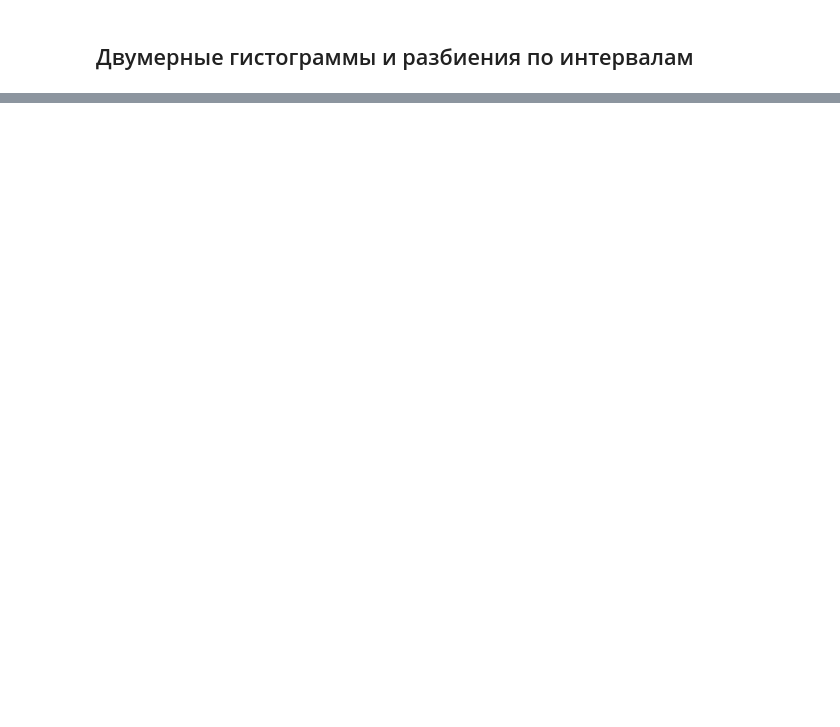
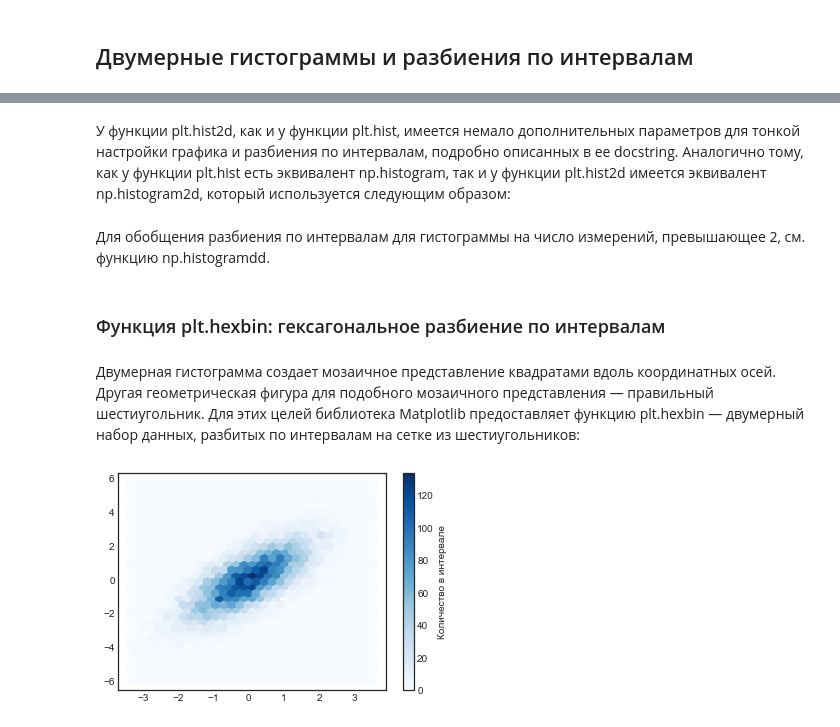
Before and after one commit to rusantsovsv/matplotlib_tr, a Jupyter notebook: 06.Matplotlib_hist.ipynb, the cells around one changed output, grey strips where cells are left out. Drawn from its saved outputs; the diff is of its cells as text; code cells hidden in the pictures; blank space fills up the shorter version.

Commit message:
Add legend and hist

```diff
--- a/06.Matplotlib_hist.ipynb
+++ b/06.Matplotlib_hist.ipynb
@@ -43,0 +46,4 @@ print(counts)
+# %%
+mean = [0, 0]
+cov = [[1, 1], [1, 2]]
+x, y = np.random.multivariate_normal(mean, cov, 10000).T
@@ -43,0 +60,2 @@ print(counts)
+# %% [markdown]
+У функции plt.hist2d, как и у функции plt.hist, имеется немало дополнительных параметров для тонкой настройки графика и разбиения по интервалам, подробно описанных в ее docstring. Аналогично тому, как у функции plt.hist есть эквивалент np.histogram, так и у функции plt.hist2d имеется эквивалент np.histogram2d, который используется следующим образом:
@@ -43,0 +64,11 @@ print(counts)
+# %% [markdown]
+Для обобщения разбиения по интервалам для гистограммы на число измерений, превышающее 2, см. функцию np.histogramdd.
+# %% [markdown]
+### Функция plt.hexbin: гексагональное разбиение по интервалам
+# %% [markdown]
+Двумерная гистограмма создает мозаичное представление квадратами вдоль координатных осей. Другая геометрическая фигура для подобного мозаичного представления — правильный шестиугольник. Для этих целей библиотека Matplotlib предоставляет функцию plt.hexbin — двумерный набор данных, разбитых по интервалам на сетке из шестиугольников:
+# %%
+plt.hexbin(x, y, gridsize=30, cmap='Blues')
+cb = plt.colorbar(label='Количество в интервале')
+# %% [output]
+[figure, added]
```
Also changed, not shown: parts of 14 cells of this notebook, 2 other files.
